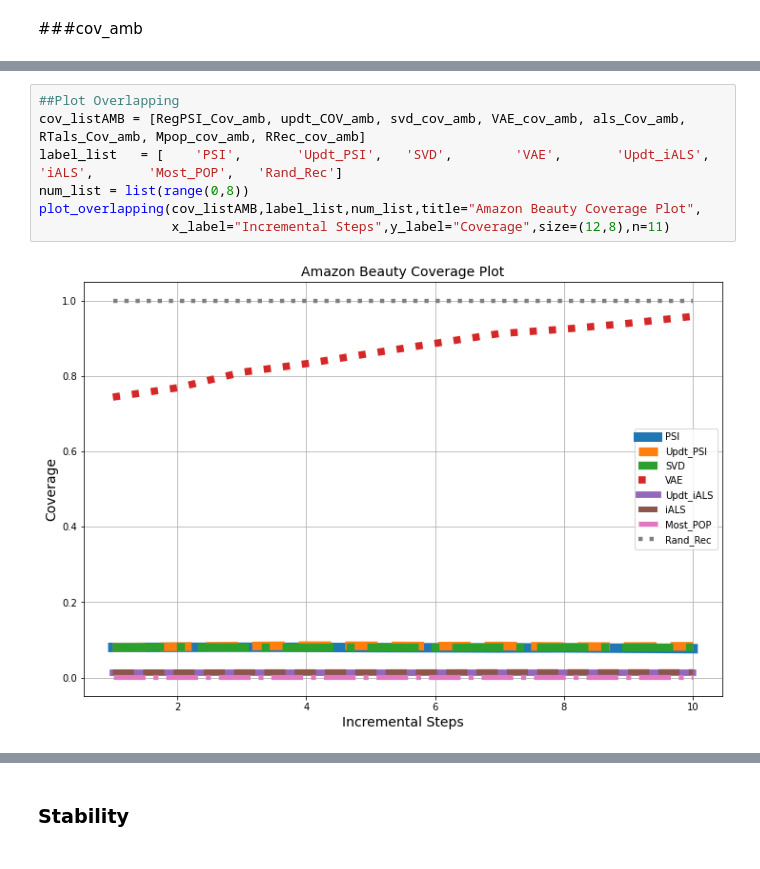
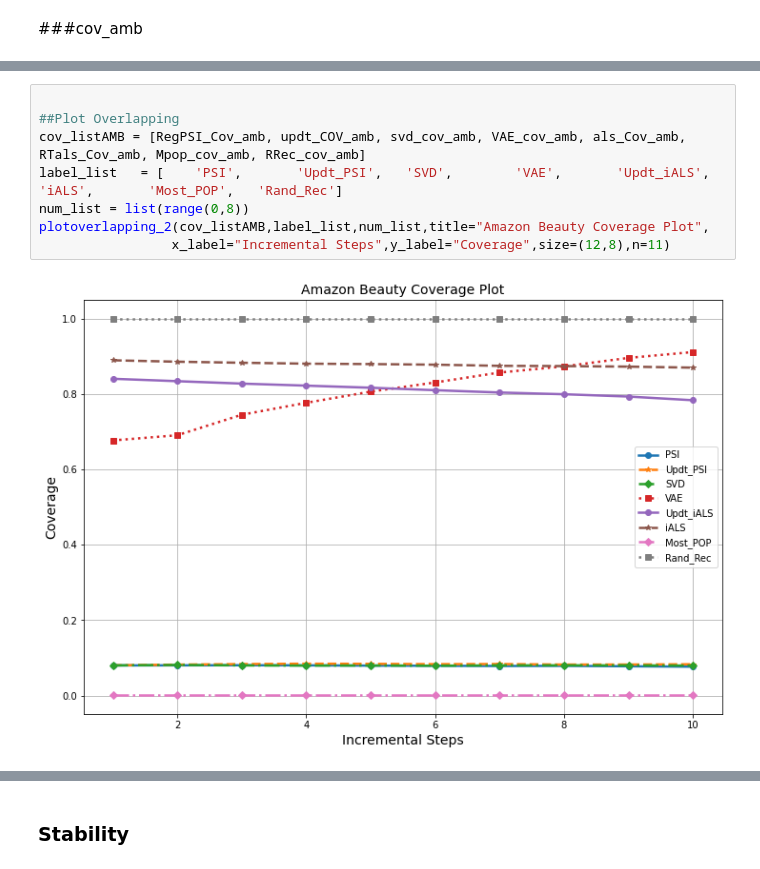
Before and after one commit to Oluwafemi-939/Incremental_PSI, a Jupyter notebook: Notebooks/Results_Note.ipynb, the cells around one changed output, grey strips where cells are left out. Cells and saved outputs as stored; diff of their text form.

```diff
--- a/Notebooks/Results_Note.ipynb
+++ b/Notebooks/Results_Note.ipynb
@@ -79,12 +79,13 @@ makeplot(AllSteps_10,AMZB_cov_DF,y_label="Coverage",x_label="Incremental Steps",
 # %%
+
 ##Plot Overlapping
 cov_listAMB = [RegPSI_Cov_amb, updt_COV_amb, svd_cov_amb, VAE_cov_amb, als_Cov_amb, RTals_Cov_amb, Mpop_cov_amb, RRec_cov_amb]
 label_list   = [    'PSI',       'Updt_PSI',   'SVD',        'VAE',       'Updt_iALS', 'iALS',       'Most_POP',   'Rand_Rec']
 num_list = list(range(0,8))
-plot_overlapping(cov_listAMB,label_list,num_list,title="Amazon Beauty Coverage Plot",
+plotoverlapping_2(cov_listAMB,label_list,num_list,title="Amazon Beauty Coverage Plot",
                  x_label="Incremental Steps",y_label="Coverage",size=(12,8),n=11)
 # %% [output]
-[figure, old version]
+[figure, new version]
 # %%
  make_boxplot(AMZB_cov_DF,"Coverage",'Models','Coverage Range of Values for Each Model(AMZ_Bty)')
 # %% [output]
```
Also changed, not shown: parts of 63 cells of this notebook.
